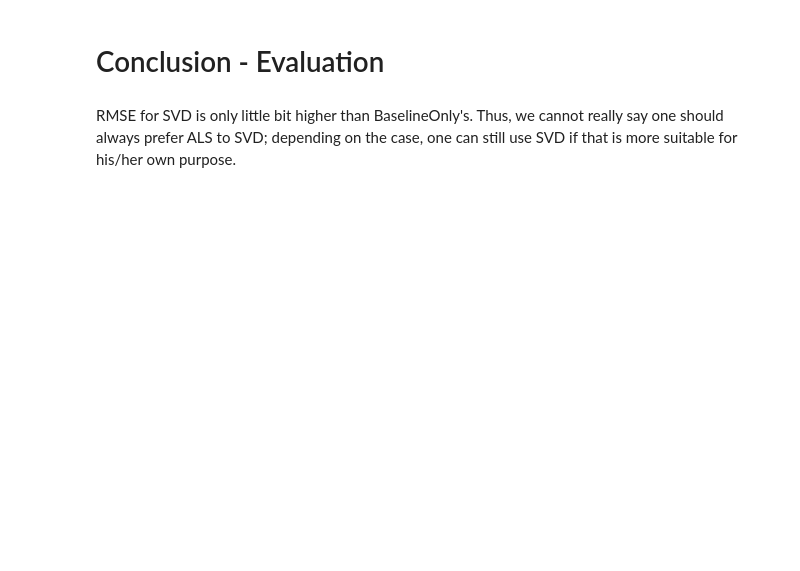
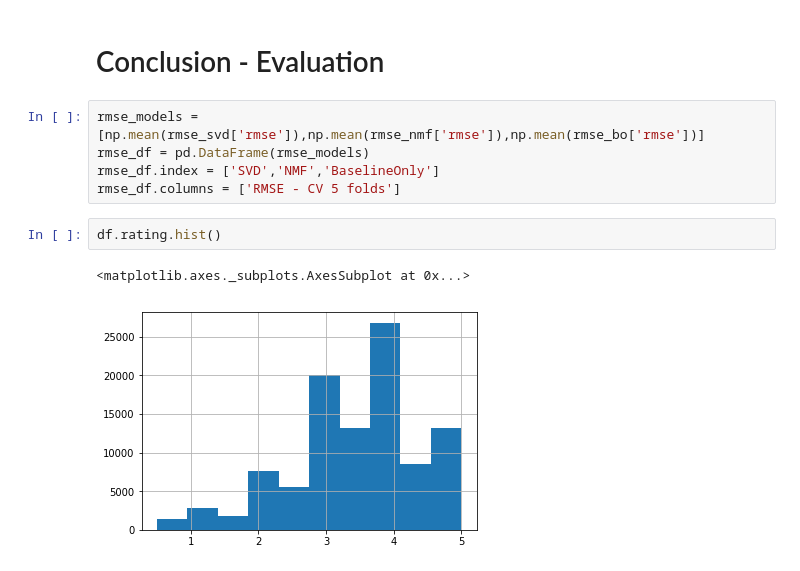
Before and after one commit to wheremagichappens/an.dy, a Jupyter notebook: data612/proj 3/data612-proj3-submit.group..ipynb, the cells around one changed output. Drawn from its saved outputs; the diff is of its cells as text; blank space fills up the shorter version.

```diff
--- a/data612/proj 3/data612-proj3-submit.group..ipynb
+++ b/data612/proj 3/data612-proj3-submit.group..ipynb
@@ -275,4 +267,12 @@ top 5 movies for uid: 226 are iid: 2398 - Miracle on 34th Street (1947) with pre
 # %% [markdown]
 # Conclusion - Evaluation
-# %% [markdown]
-RMSE for SVD is only little bit higher than BaselineOnly's. Thus, we cannot really say one should always prefer ALS to SVD; depending on the case, one can still use SVD if that is more suitable for his/her own purpose.
+# %%
+rmse_models = [np.mean(rmse_svd['rmse']),np.mean(rmse_nmf['rmse']),np.mean(rmse_bo['rmse'])]
+rmse_df = pd.DataFrame(rmse_models)
+rmse_df.index = ['SVD','NMF','BaselineOnly']
+rmse_df.columns = ['RMSE - CV 5 folds']
+# %%
+df.rating.hist()
+# %% [output]
+<matplotlib.axes._subplots.AxesSubplot at 0x...>
+[figure, added]
```
Also changed, not shown: parts of 17 cells of this notebook.
